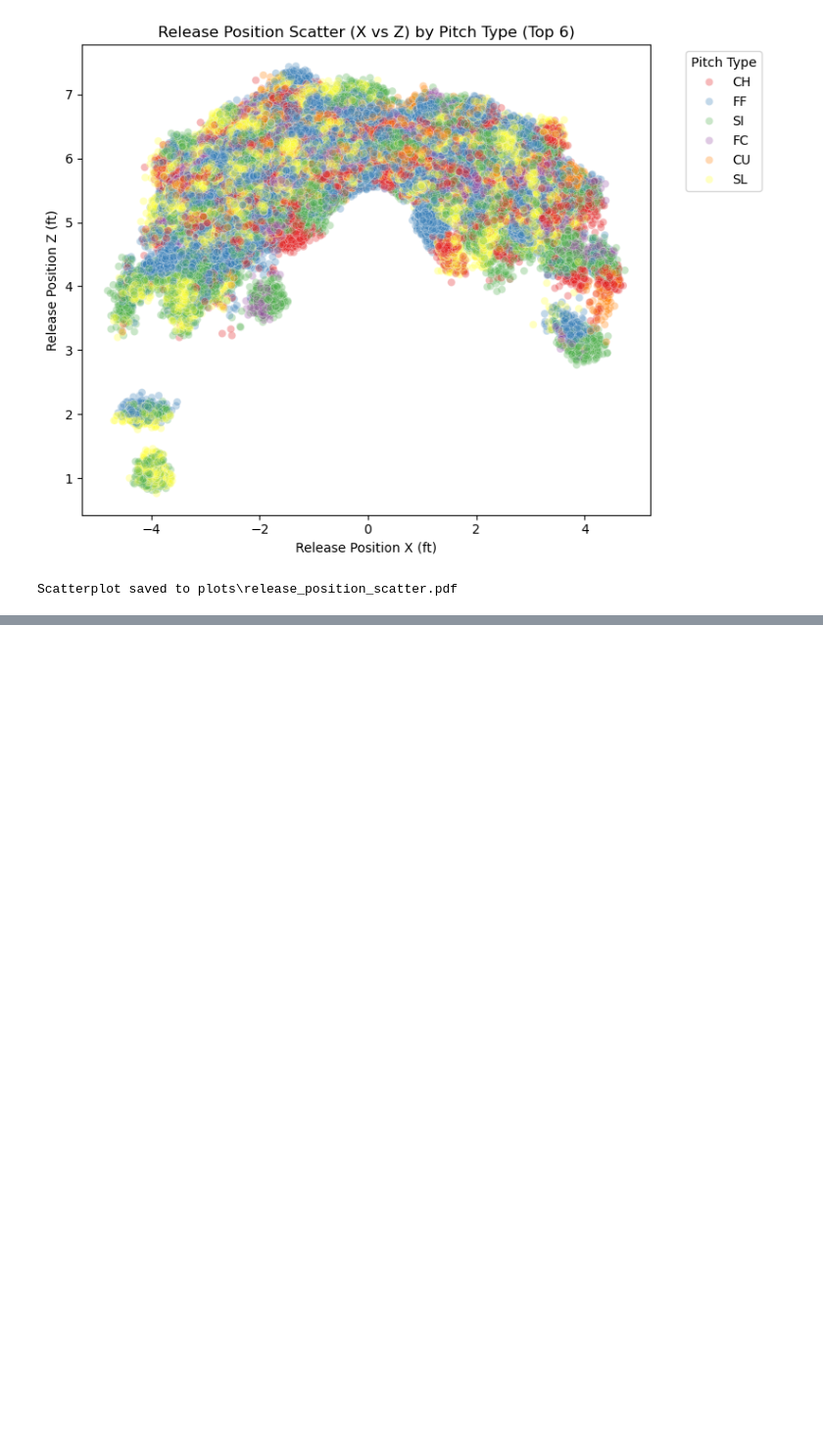
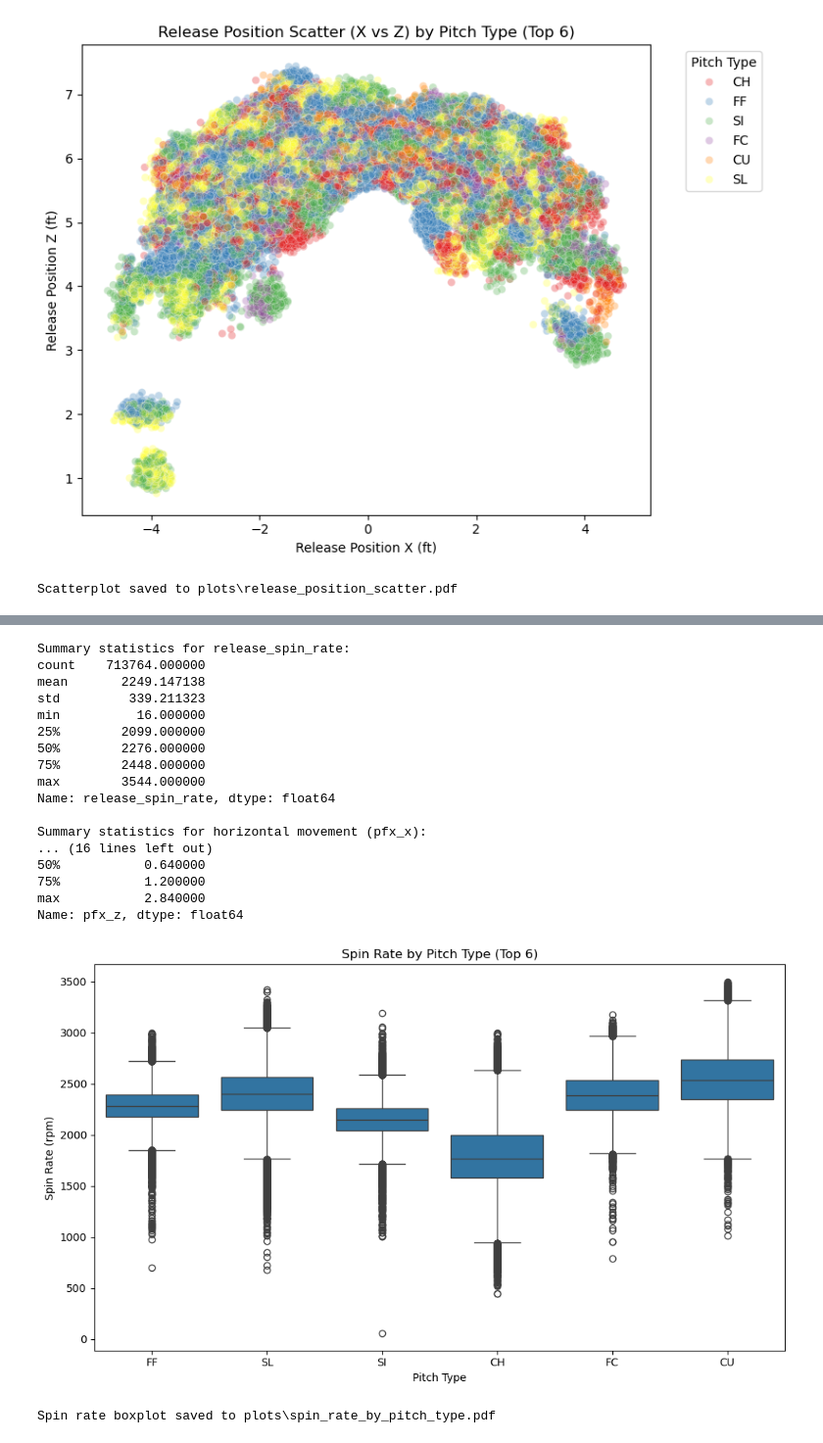
Before and after one commit to justinzheng8/mlb-pitch-prediction, a Jupyter notebook: notebooks/data_exploration.ipynb, the cells around one changed output, grey strips where cells are left out. Shown at 98% size. Cells and saved outputs as stored; diff of their text form; code cells hidden in the pictures; blank space fills up the shorter version.

```diff
--- a/notebooks/data_exploration.ipynb
+++ b/notebooks/data_exploration.ipynb
@@ -338,0 +417,49 @@ Scatterplot saved to plots\release_position_scatter.pdf
+# %%
+# Summary statistics for spin and movement
+print("\nSummary statistics for release_spin_rate:")
+print(df['release_spin_rate'].describe())
+
+print("\nSummary statistics for horizontal movement (pfx_x):")
+print(df['pfx_x'].describe())
+
+print("\nSummary statistics for vertical movement (pfx_z):")
+print(df['pfx_z'].describe())
+
+# Boxplot of spin rate by pitch type (top 6)
+top_pitches = df['pitch_type'].value_counts().head(6).index.tolist()
+df_top = df[df['pitch_type'].isin(top_pitches)]
+
+pdf_path = os.path.join(plot_dir, "spin_rate_by_pitch_type.pdf")
+plt.figure(figsize=(10, 6))
+sns.boxplot(x='pitch_type', y='release_spin_rate', data=df_top, order=top_pitches)
+plt.title("Spin Rate by Pitch Type (Top 6)")
+plt.xlabel("Pitch Type")
+plt.ylabel("Spin Rate (rpm)")
+plt.tight_layout()
+
+with PdfPages(pdf_path) as pdf:
+    pdf.savefig()
+plt.show()
+plt.close()
+
+print(f"Spin rate boxplot saved to {pdf_path}")
+# %% [output]
+Summary statistics for release_spin_rate:
+count    713764.000000
+mean       2249.147138
+std         339.211323
+min          16.000000
+25%        2099.000000
+50%        2276.000000
+75%        2448.000000
+max        3544.000000
+Name: release_spin_rate, dtype: float64
+
+Summary statistics for horizontal movement (pfx_x):
+... (16 lines left out)
+50%           0.640000
+75%           1.200000
+max           2.840000
+Name: pfx_z, dtype: float64
+[figure, added]
+Spin rate boxplot saved to plots\spin_rate_by_pitch_type.pdf
```
Also changed, not shown: parts of 6 cells of this notebook, 1 other file.
